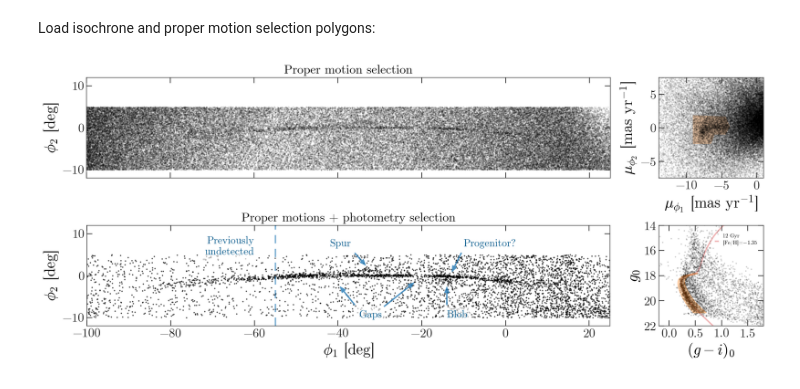
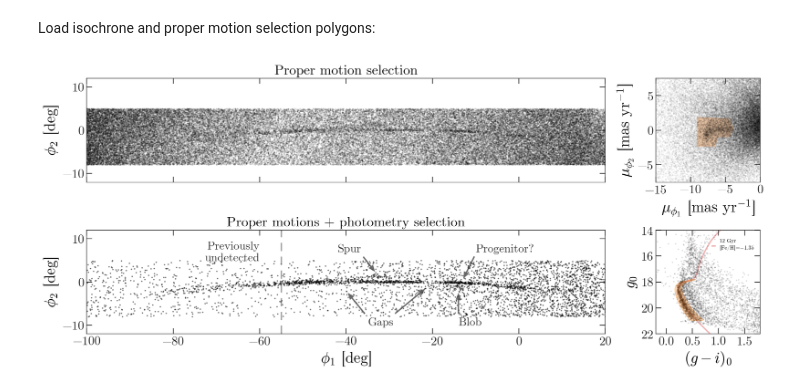
Before and after one commit to adrn/GD1-DR2, a Jupyter notebook: notebooks/Figure-pm-cmd-selection.ipynb, the cells around one changed output. Saved outputs shown, nothing was run; the diff lists cells and outputs as text; code cells hidden in the pictures.

Commit message:
update figure

```diff
--- a/notebooks/Figure-pm-cmd-selection.ipynb
+++ b/notebooks/Figure-pm-cmd-selection.ipynb
@@ -18,11 +18,12 @@ import gala.coordinates as gc
 import scipy.stats
 # %%
 # plt.style.use('gd1_paper')
-plt.rcParams['font.size'] = 18.0
+plt.rcParams['font.size'] = 20.0
 # %% [markdown]
 Load data:
 # %%
 g = GaiaData('../data/gd1-with-masks.fits')
+g = g[g.phi2 > -8*u.deg]
 # %%
 pm_mask = g.pm_mask
 cmd_mask = g.gi_cmd_mask
@@ -42,6 +43,8 @@ phi_mask_stream = ((np.abs(g.phi2--0.5*u.deg) < 0.75*u.deg) & (g.phi1>-60*u.deg)
 polystyle = dict(color='tab:orange', alpha=0.3, linewidth=0)
 ptstyle = dict(color='k', marker='o', linewidth=0,
                markersize=2, alpha=0.15, rasterized=True)
+# %%
+phi1_lim = (-100, 20)
 # %%
 fig, axes = plt.subplots(2, 2,
                          figsize=(15.2, 6.5),
@@ -54,13 +57,14 @@ ax.set_ylabel('$\phi_2$ [deg]')
 ax.set_title('Proper motion selection', fontsize='medium')
 
 plt.setp(ax.get_xticklabels(), visible=False)
-ax.set_xlim(-100, 25)
+ax.set_xlim(phi1_lim)
 ax.set_ylim(-12, 12)
+ax.set_aspect('equal')
 
 # proper motion components
 ax = axes[0, 1]
 style = ptstyle.copy()
-style['alpha'] = 0.1
+style['alpha'] = 0.06
 ax.plot(g.pm_phi1_cosphi2_no_reflex[phi_mask_stream].to(u.mas/u.yr),
         g.pm_phi2_no_reflex[phi_mask_stream].to(u.mas/u.yr),
         **style)
@@ -68,8 +72,8 @@ ax.plot(g.pm_phi1_cosphi2_no_reflex[phi_mask_stream].to(u.mas/u.yr),
 pr = mpl.patches.Polygon(pm_poly, **polystyle)
 ax.add_artist(pr)
 
-ax.xaxis.set_ticks([-10, -5, 0])
-ax.set_xlim(-14, 1)
+ax.xaxis.set_ticks([-15, -10, -5, 0])
+ax.set_xlim(-15, 0)
 ax.set_ylim(-7.5, 7.5)
 # ax.set_xlim(-15, 5)
 # ax.set_ylim(-10, 10)
@@ -79,15 +83,15 @@ ax.set_ylabel('$\mu_{\phi_2}$ [mas yr$^{-1}$]')
 # sky positions filtered by proper motion and CMD selection
 ax = axes[1, 0]
 style = ptstyle.copy()
-style['alpha'] = 0.7
+style['alpha'] = 0.55
 ax.plot(g.phi1[pm_mask & cmd_mask], g.phi2[pm_mask & cmd_mask],
         **style)
 ax.set_aspect('equal')
 
-arrow_style = dict(color='tab:blue', width=2, alpha=0.8,
+arrow_style = dict(color='#444444', width=2, alpha=0.8,
                    headwidth=8, headlength=10, linewidth=0)
-annot_style = dict(fontsize='small', backgroundcolor=(1,1,1,0.6),
-                   color='#045a8d')
+annot_style = dict(fontsize='small', # backgroundcolor=(1,1,1,0.7),
+                   color='#333333')
 ax.annotate('Progenitor?', xy=(-13, 0.5), xytext=(-10, 7),
             arrowprops=dict(shrink=0.05, **arrow_style),
             **annot_style)
@@ -105,46 +109,48 @@ ax.annotate('Gaps', xy=(-40, -2), xytext=(-35, -10),
             **annot_style)
 
 style = annot_style.copy()
-style.pop('backgroundcolor')
+# style.pop('backgroundcolor')
 ax.annotate('      ', xy=(-21, -1), xytext=(-35, -10),
             arrowprops=dict(shrink=0.08, **arrow_style),
             **style)
 
-ax.axvline(-55, ls='--', color='tab:blue', alpha=0.6, dashes=(6,4), lw=2)
+ax.axvline(-55, ls='--', color='#666666', alpha=0.6, dashes=(6,4), lw=2)
 ax.text(-60, 9.5, 'Previously\nundetected', ha='right', va='top', **annot_style)
 
 ax.set_xlabel('$\phi_1$ [deg]')
 ax.set_ylabel('$\phi_2$ [deg]')
 ax.set_title('Proper motions + photometry selection', fontsize='medium')
 
-ax.set_xlim(-100, 25)
+ax.set_xlim(phi1_lim)
 ax.set_ylim(-12, 12)
 
 # color-magnitude
 ax = axes[1, 1]
-ax.plot(g.g0[phi_mask_stream & pm_mask] - g.i0[phi_mask_stream & pm_mask], g.g0[phi_mask_stream & pm_mask],
-        'ko', ms=2, alpha=0.2, rasterized=True, label='')
+ax.plot(g.g0[phi_mask_stream & pm_mask] - g.i0[phi_mask_stream & pm_mask],
+        g.g0[phi_mask_stream & pm_mask],
+        **ptstyle)
 
 ax.plot(iso[:, 0], iso[:, 1], ls='-', marker='', color='tab:red',
         lw=2, alpha=0.35, zorder=0, label='12 Gyr\n[Fe/H]=$-1.35$')
 pm = mpl.patches.Polygon(cmd_poly, color='tab:orange',
                          alpha=0.3, zorder=2, label='')
 ax.add_artist(pm)
 
 ax.legend(loc='upper right', frameon=False, fontsize=8,
           handlelength=0.5, bbox_to_anchor=(0.99,0.95))
 ax.xaxis.set_ticks([0, 0.5, 1, 1.5])
 ax.set_xlim(-0.2, 1.8)
 ax.set_ylim(22, 14)
 ax.set_xlabel('$(g - i)_0$')
 ax.set_ylabel('$g_0$')
 
 for ax in axes.flat:
     ax.xaxis.set_ticks_position('both')
     ax.yaxis.set_ticks_position('both')
 
 plt.tight_layout(h_pad=0.5, w_pad=0.5)
 fig.set_facecolor('w')
-# plt.savefig('../paper/gd1_sample.pdf')
+
+fig.savefig('../paper/gd1_sample.pdf', dpi=250)
 # %% [output]
-[figure, old version]
+[figure, new version]
```
Also changed, not shown: parts of 1 cell of this notebook, 1 other file.
